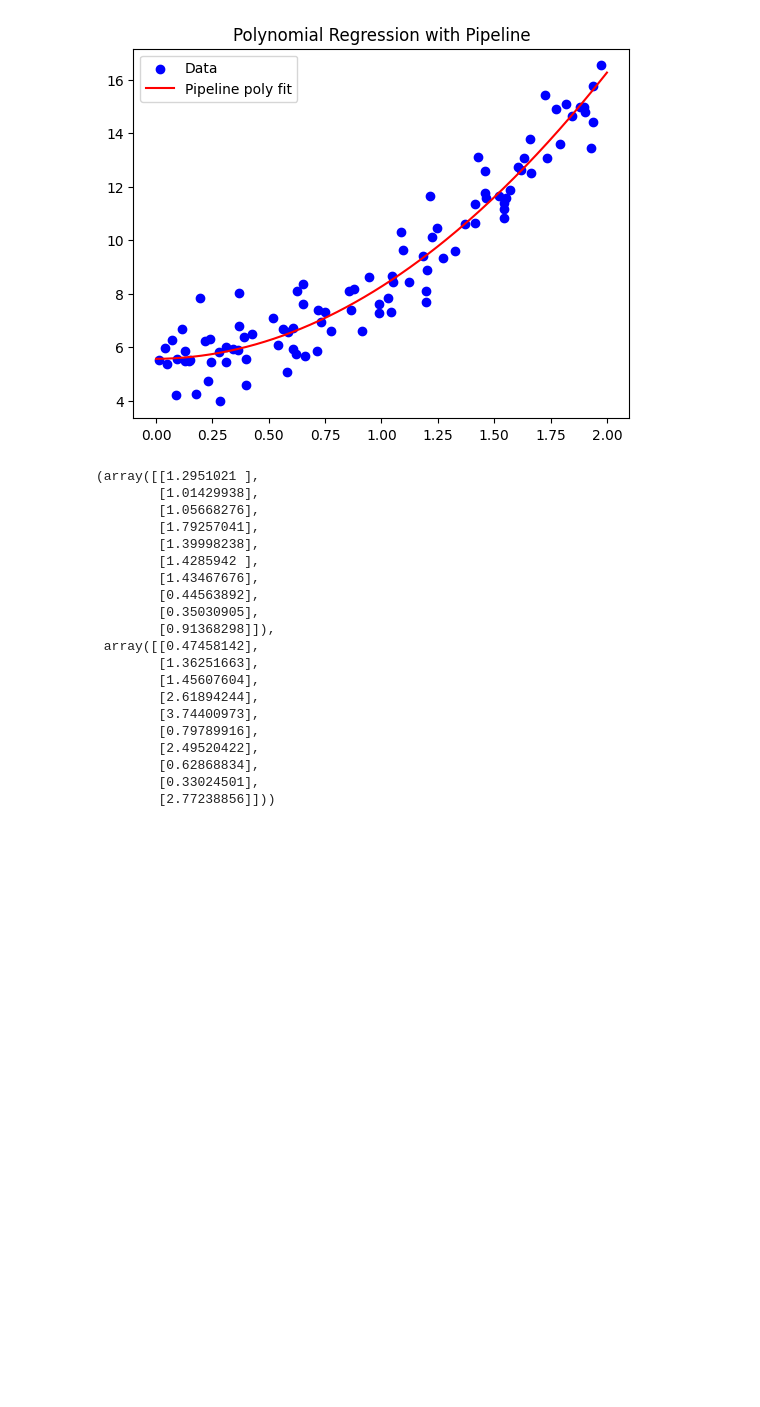
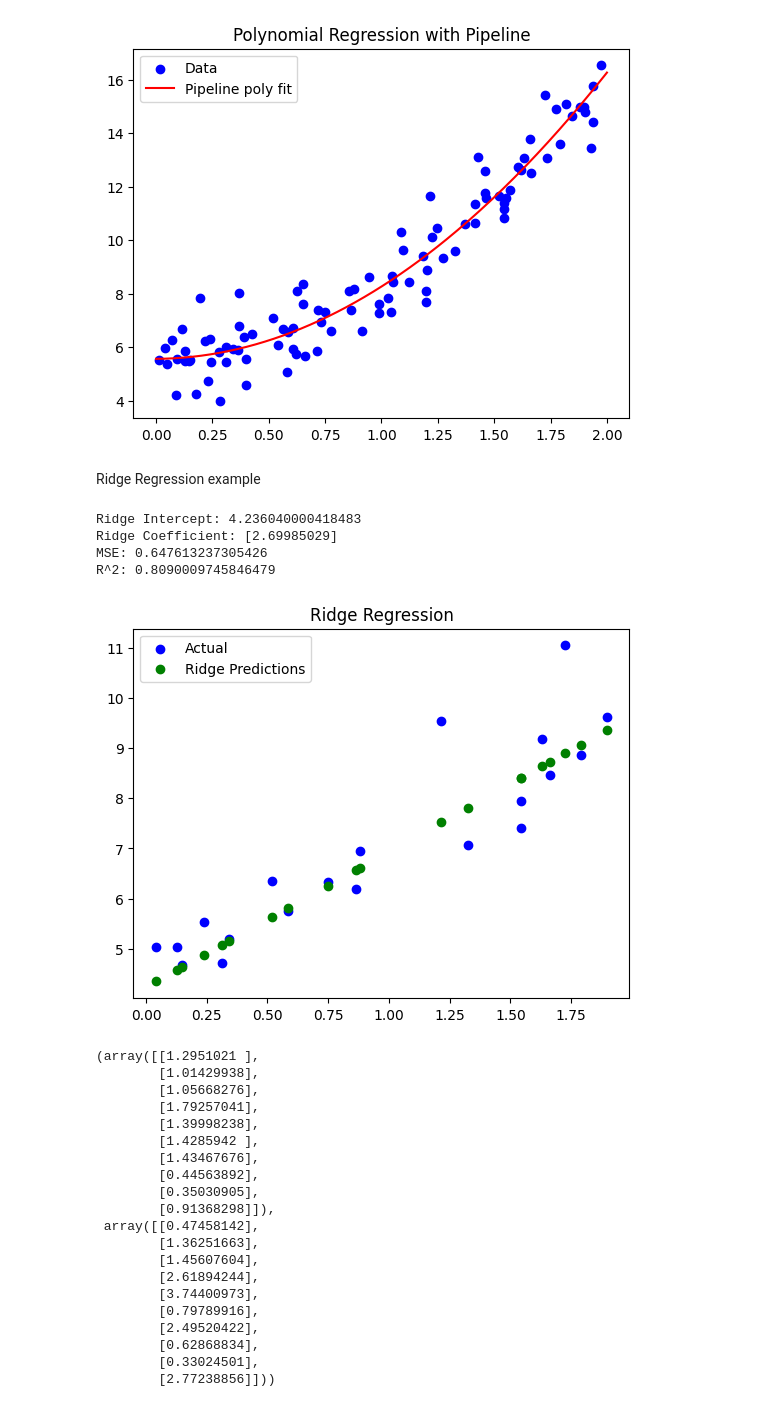
Before and after one commit to stevechengnyc/ml_gpt, a Jupyter notebook: linear_regression.ipynb, the cells around one changed output. Drawn from its saved outputs; the diff is of its cells as text; code cells hidden in the pictures; blank space fills up the shorter version.

```diff
--- a/linear_regression.ipynb
+++ b/linear_regression.ipynb
@@ -88,6 +88,48 @@ plt.title('Polynomial Regression with Pipeline')
 # %% [output]
 Text(0.5, 1.0, 'Polynomial Regression with Pipeline')
 [figure]
+# %% [markdown]
+Ridge Regression example
+# %%
+import numpy as np
+import matplotlib.pyplot as plt
+from sklearn.model_selection import train_test_split
+from sklearn.linear_model import Ridge
+from sklearn.metrics import mean_squared_error, r2_score
+
+# 1. Generate data
+np.random.seed(42)
+X = 2 * np.random.rand(100, 1)
+y = 4 + 3 * X.flatten() + np.random.randn(100)
+
+# 2. Split
+X_train, X_test, y_train, y_test = train_test_split(X, y, test_size=0.2, random_state=42)
+
+# 3. Fit Ridge regression (alpha = regularization strength)
+ridge_model = Ridge(alpha=1.0)
+ridge_model.fit(X_train, y_train)
+
+# 4. Predict
+y_pred = ridge_model.predict(X_test)
+
+# 5. Evaluate
+print(f"Ridge Intercept: {ridge_model.intercept_}")
+print(f"Ridge Coefficient: {ridge_model.coef_}")
+print(f"MSE: {mean_squared_error(y_test, y_pred)}")
+print(f"R^2: {r2_score(y_test, y_pred)}")
+
+# 6. Plot
+plt.scatter(X_test, y_test, color='blue', label='Actual')
+plt.scatter(X_test, y_pred, color='green', label='Ridge Predictions')
+plt.legend()
+plt.title('Ridge Regression')
+plt.show()
+# %% [output]
+Ridge Intercept: 4.236040000418483
+Ridge Coefficient: [2.69985029]
+MSE: 0.647613237305426
+R^2: 0.8090009745846479
+[figure, added]
 # %%
 import pandas as pd
 import numpy as np
```
